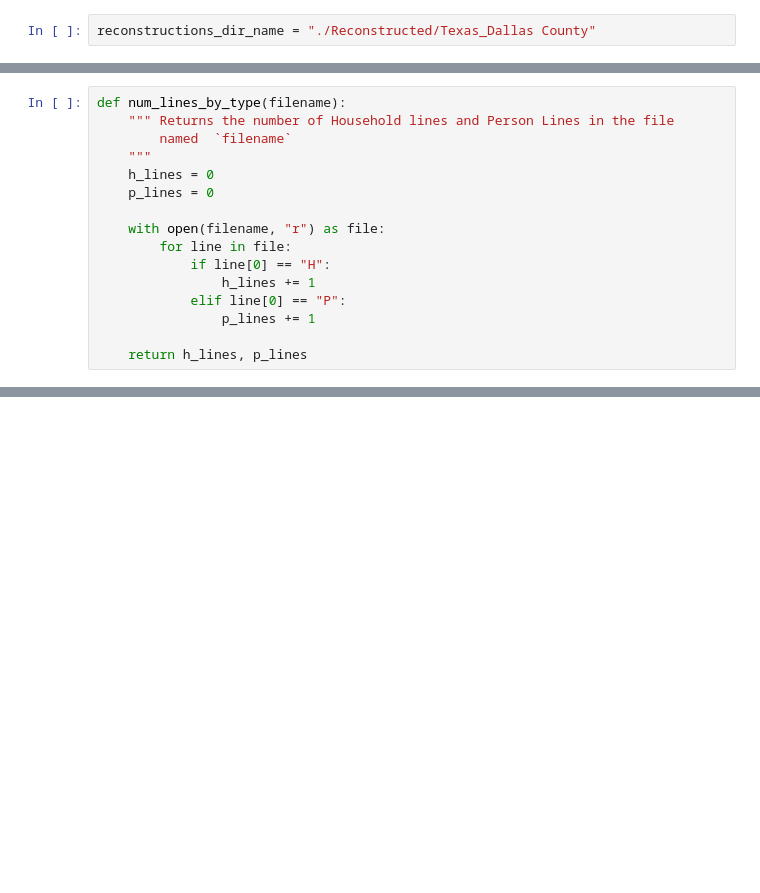
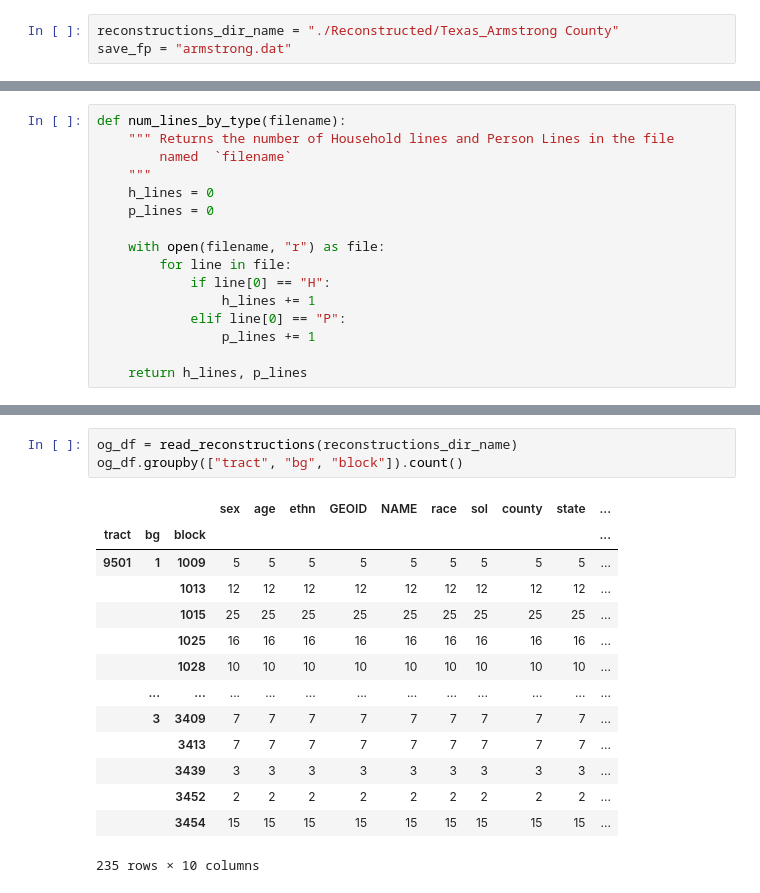
Before and after one commit to mggg/census-diff-privacy, a Jupyter notebook: reconstructions_to_ipums/convert_reconstructions_to_ipums.ipynb, the cells around one changed output, grey strips where cells are left out. Cells and saved outputs as stored; diff of their text form; blank space fills up the shorter version.

```diff
--- a/reconstructions_to_ipums/convert_reconstructions_to_ipums.ipynb
+++ b/reconstructions_to_ipums/convert_reconstructions_to_ipums.ipynb
@@ -5,5 +5,6 @@ import pandas as pd
 import sys; sys.path.append("..") # Adds parent directory to python modules path.
 from topdown_parsers import *
 # %%
-reconstructions_dir_name = "./Reconstructed/Texas_Dallas County"
+reconstructions_dir_name = "./Reconstructed/Texas_Armstrong County"
+save_fp = "armstrong.dat"
 # %%
@@ -45,0 +90,18 @@ num_lines_by_type("reconstructed_dallas.dat")
+# %%
+og_df = read_reconstructions(reconstructions_dir_name)
+og_df.groupby(["tract", "bg", "block"]).count()
+# %% [output]
+|  |  |  | sex | age | ethn | GEOID | NAME | race | sol | county | state | ... |
+| tract | bg | block |  |  |  |  |  |  |  |  |  | ... |
+| 9501 | 1 | 1009 | 5 | 5 | 5 | 5 | 5 | 5 | 5 | 5 | 5 | ... |
+|  |  | 1013 | 12 | 12 | 12 | 12 | 12 | 12 | 12 | 12 | 12 | ... |
+|  |  | 1015 | 25 | 25 | 25 | 25 | 25 | 25 | 25 | 25 | 25 | ... |
+|  |  | 1025 | 16 | 16 | 16 | 16 | 16 | 16 | 16 | 16 | 16 | ... |
+|  |  | 1028 | 10 | 10 | 10 | 10 | 10 | 10 | 10 | 10 | 10 | ... |
+|  | ... | ... | ... | ... | ... | ... | ... | ... | ... | ... | ... | ... |
+|  | 3 | 3409 | 7 | 7 | 7 | 7 | 7 | 7 | 7 | 7 | 7 | ... |
+|  |  | 3413 | 7 | 7 | 7 | 7 | 7 | 7 | 7 | 7 | 7 | ... |
+|  |  | 3439 | 3 | 3 | 3 | 3 | 3 | 3 | 3 | 3 | 3 | ... |
+|  |  | 3452 | 2 | 2 | 2 | 2 | 2 | 2 | 2 | 2 | 2 | ... |
+|  |  | 3454 | 15 | 15 | 15 | 15 | 15 | 15 | 15 | 15 | 15 | ... |
+235 rows × 10 columns
```
Also changed, not shown: parts of 12 cells of this notebook, 1 other file.
